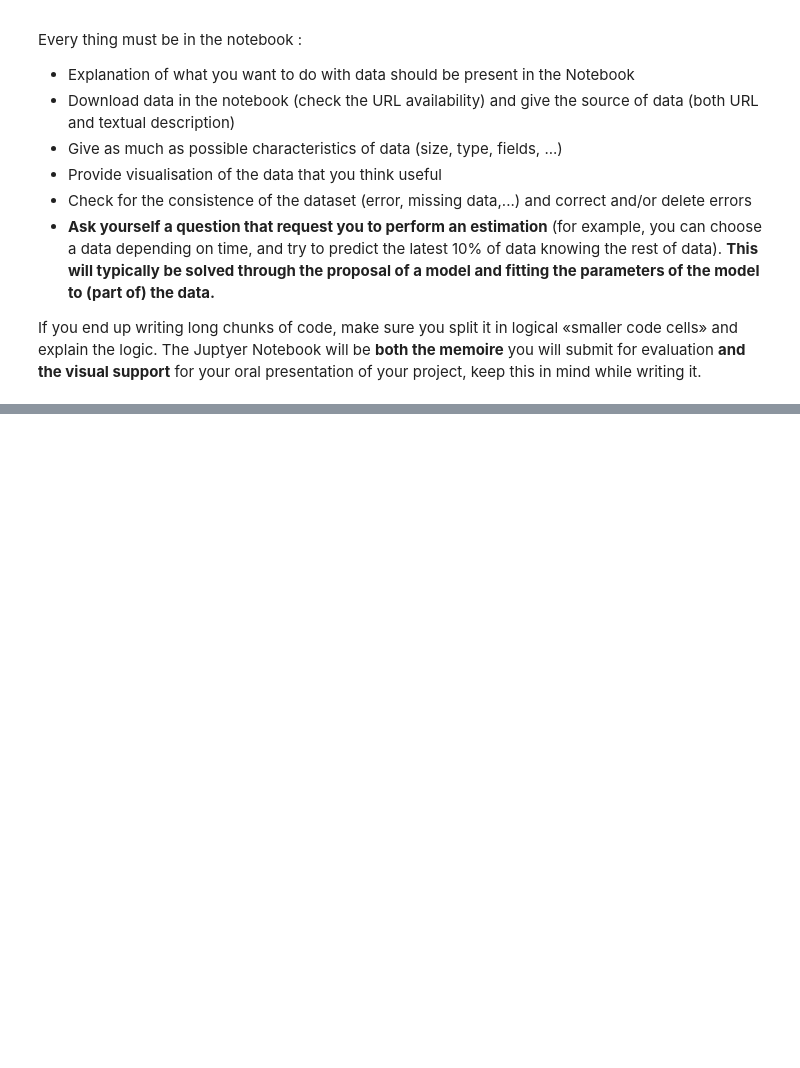
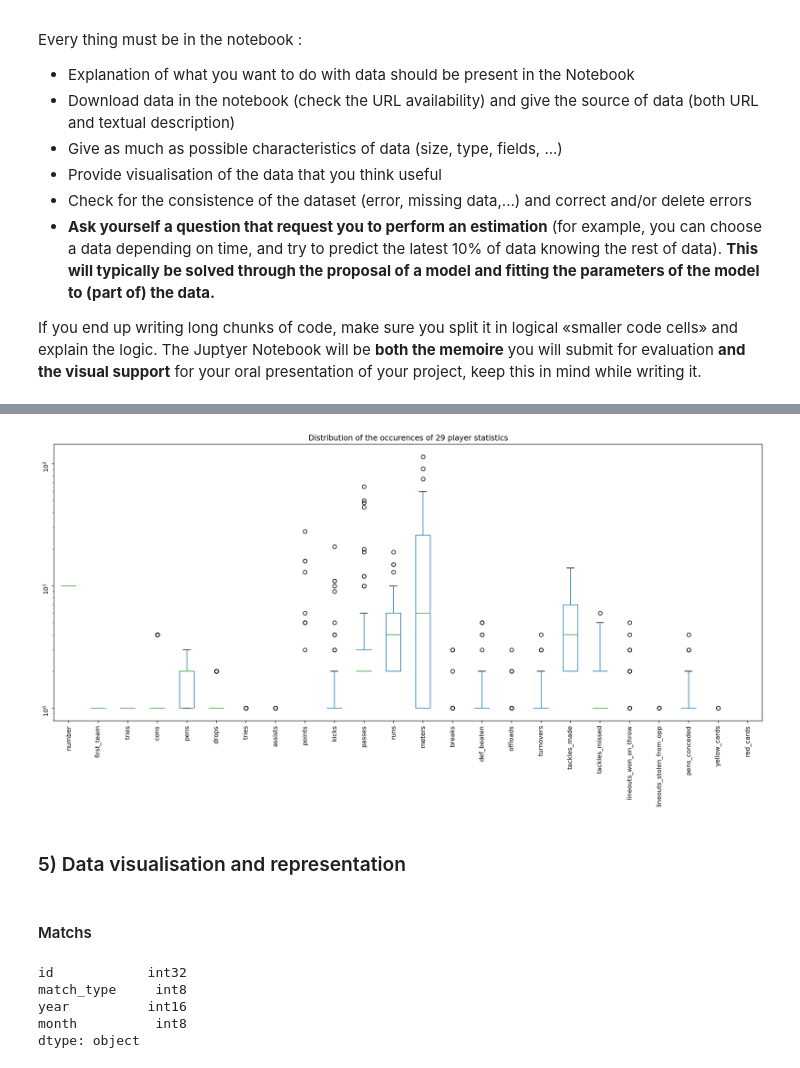
Before and after one commit to peloyeje/map536-rugby-data-scraper, a Jupyter notebook: python_project_PELOYE_REDIER.ipynb, the cells around one changed output, grey strips where cells are left out. Drawn from its saved outputs; the diff is of its cells as text; code cells hidden in the pictures; blank space fills up the shorter version.

```diff
--- a/python_project_PELOYE_REDIER.ipynb
+++ b/python_project_PELOYE_REDIER.ipynb
@@ -86,0 +421,41 @@ If you end up writing long chunks of code, make sure you split it in logical «s
+# %%
+player_stats = pd.read_sql_query("""
+    SELECT PS.*, PES.*
+    FROM playerstats AS PS
+    LEFT JOIN playerextrastats AS PES
+        ON PS.match_id = PES.match_id AND PS.team_id = PES.team_id
+""", conn)
+# Drop non continuous variables and missing values
+player_stats = player_stats.drop(["id", "player_id", "match_id", "team_id"], axis=1).dropna()
+
+# Plot boxplots
+fig, ax = plt.subplots(figsize=(20,8))
+player_stats.plot(kind="box", ax=ax)
+
+ax.set_title("Distribution of the occurences of {} player statistics".format(len(match_stats.columns.tolist())))
+ax.set_yscale("log")
+ax.tick_params(rotation=90)
+# %% [output]
+[figure, added]
+# %% [markdown]
+### 5) Data visualisation and representation
+# %% [markdown]
+#### Matchs
+# %%
+matchs = pd.read_sql_query("""
+    SELECT M.id, M.match_type, M.date
+    FROM matchs AS M
+""", conn, parse_dates=["date"])
+
+# Extract year and month from date
+matchs['year'] = matchs.apply(lambda row: row['date'].year, axis=1)
+matchs['month'] = matchs.apply(lambda row: row['date'].month, axis=1)
+matchs = matchs.drop('date', axis=1)
+matchs = cast_integer(matchs)
+print(matchs.dtypes)
+# %% [output]
+id            int32
+match_type     int8
+year          int16
+month          int8
+dtype: object
```
Also changed, not shown: parts of 148 cells of this notebook, 8 other files.
